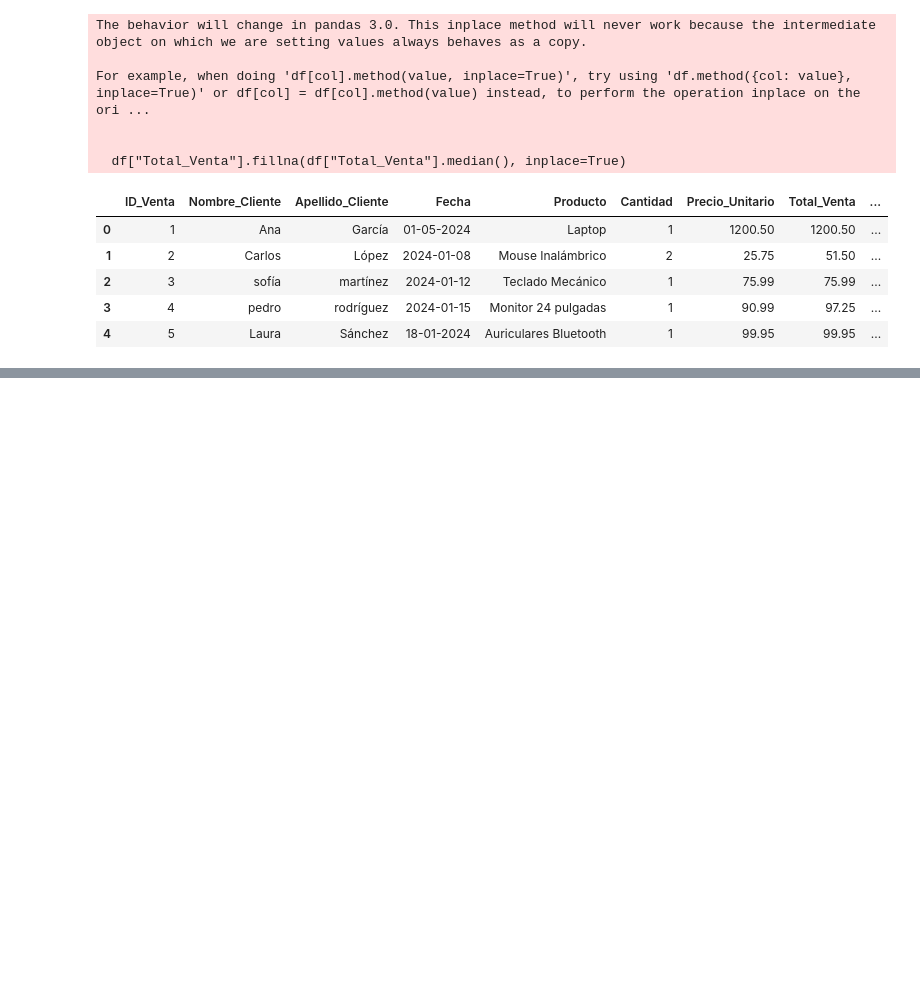
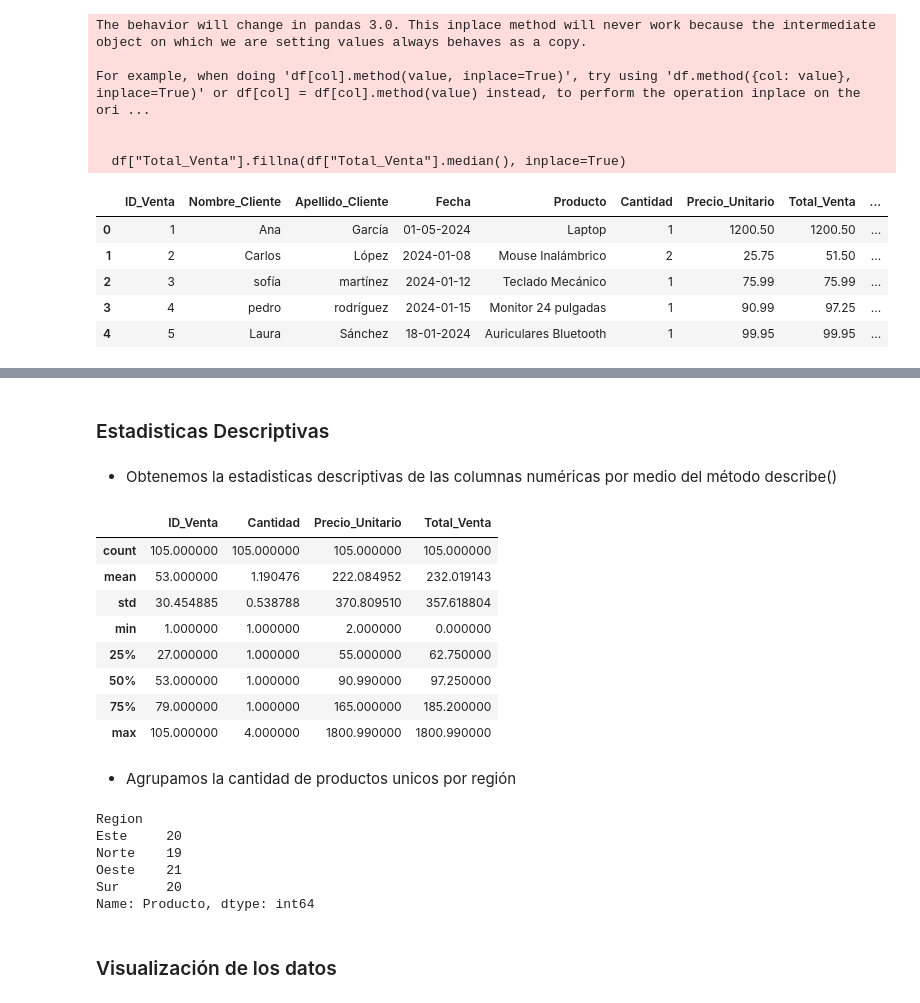
Before and after one commit to Tobias-Vega/parcial_1_tpl3_tobias_vega, a Jupyter notebook: main.ipynb, the cells around one changed output, grey strips where cells are left out. Drawn from its saved outputs; the diff is of its cells as text; code cells hidden in the pictures; blank space fills up the shorter version.

Commit message:
Estadisticas descriptivas y graficos realizados

```diff
--- a/main.ipynb
+++ b/main.ipynb
@@ -220 +211,32 @@ df.head()
 | 4 | 5 | Laura | Sánchez | 18-01-2024 | Auriculares Bluetooth | 1 | 99.95 | 99.95 | ... |
+# %% [markdown]
+### Estadisticas Descriptivas
+# %% [markdown]
+- Obtenemos la estadisticas descriptivas de las columnas numéricas por medio del método describe()
+# %%
+df.describe()
+# %% [output]
+|  | ID_Venta | Cantidad | Precio_Unitario | Total_Venta |
+| count | 105.000000 | 105.000000 | 105.000000 | 105.000000 |
+| mean | 53.000000 | 1.190476 | 222.084952 | 232.019143 |
+| std | 30.454885 | 0.538788 | 370.809510 | 357.618804 |
+| min | 1.000000 | 1.000000 | 2.000000 | 0.000000 |
+| 25% | 27.000000 | 1.000000 | 55.000000 | 62.750000 |
+| 50% | 53.000000 | 1.000000 | 90.990000 | 97.250000 |
+| 75% | 79.000000 | 1.000000 | 165.000000 | 185.200000 |
+| max | 105.000000 | 4.000000 | 1800.990000 | 1800.990000 |
+# %% [markdown]
+- Agrupamos la cantidad de productos unicos por región
+# %%
+producto_por_region = df.groupby("Region")["Producto"].nunique()
+
+producto_por_region
+# %% [output]
+Region
+Este     20
+Norte    19
+Oeste    21
+Sur      20
+Name: Producto, dtype: int64
+# %% [markdown]
+### Visualización de los datos
```
Also changed, not shown: parts of 2 cells of this notebook.
